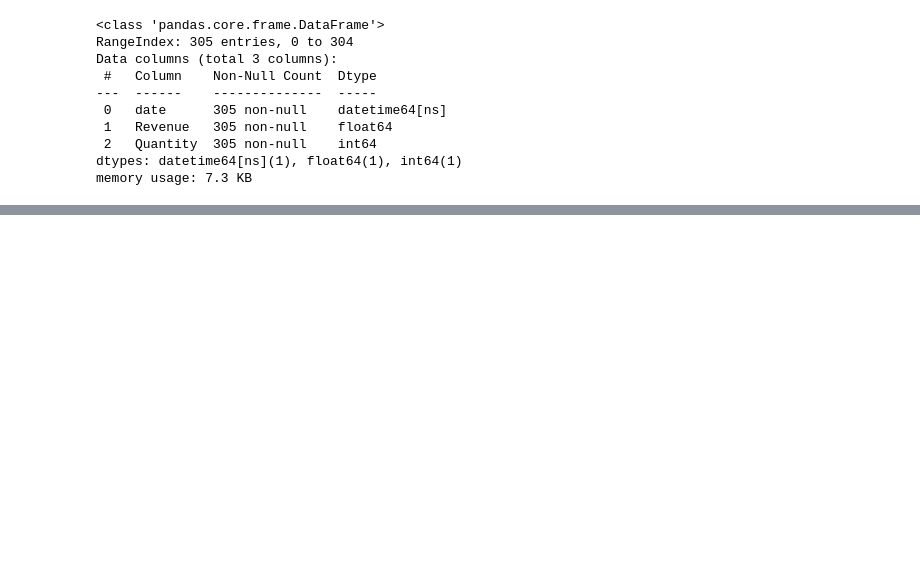
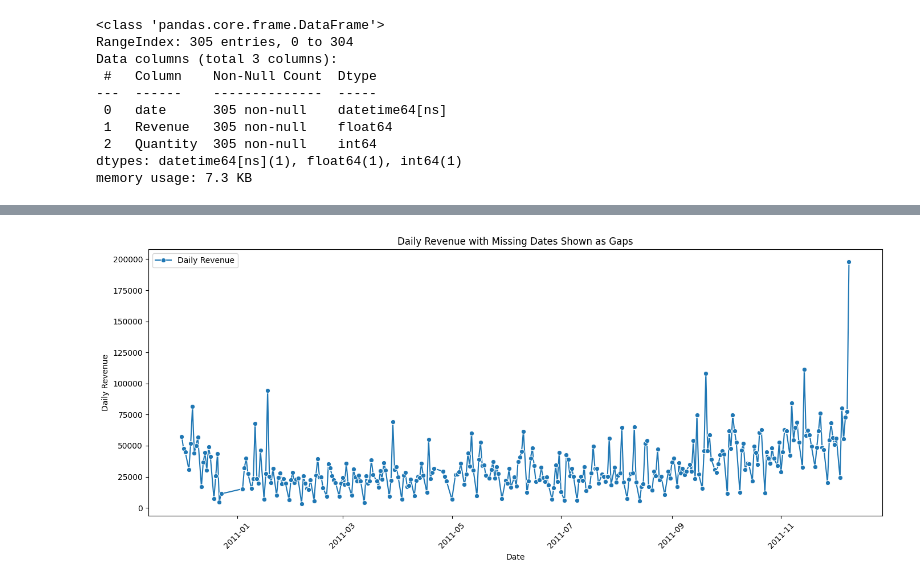
Before and after one commit to mishrasumitranjan/UCI-Online-Retail, a Jupyter notebook: main.ipynb, the cells around one changed output, grey strips where cells are left out. Cells and saved outputs as stored; diff of their text form; code cells hidden in the pictures; blank space fills up the shorter version.

Commit message:
Started EDA
- Started EDA
- Added Visualizations

```diff
--- a/main.ipynb
+++ b/main.ipynb
@@ -1074,3 +1076,6 @@ Data columns (total 3 columns):
  2   Quantity  305 non-null    int64
 dtypes: datetime64[ns](1), float64(1), int64(1)
 memory usage: 7.3 KB
+# %%
+full_range = pd.date_range(start=daywise_revenue['date'].min(), end=daywise_revenue['date'].max())
+full_range
@@ -1076,0 +1091,3 @@ memory usage: 7.3 KB
+# %%
+daywise_revenue_full = daywise_revenue.set_index("date").reindex(full_range).rename_axis('date').reset_index()
+daywise_revenue_full
@@ -1076,0 +1108,6 @@ memory usage: 7.3 KB
+# %%
+daywise_revenue_full["cumulative_avg_revenue"] = daywise_revenue_full["Revenue"].expanding().mean()
+daywise_revenue_full["rolling_7d_avg_revenue"] = daywise_revenue_full["Revenue"].rolling(7, min_periods=1).mean()
+daywise_revenue_full["rolling_30d_avg_revenue"] = daywise_revenue_full["Revenue"].rolling(30, min_periods=1).mean()
+
+daywise_revenue_full.head()
@@ -1076,0 +1137,7 @@ memory usage: 7.3 KB
+# %%
+daywise_revenue_full["weekly_avg_revenue"] = daywise_revenue_full.groupby(pd.Grouper(key='date', freq='W'))['Revenue'].transform('mean')
+daywise_revenue_full["monthly_avg_revenue"] = daywise_revenue_full.groupby(pd.Grouper(key='date', freq='ME'))['Revenue'].transform('mean')
+daywise_revenue_full["qrtrly_avg_revenue"] = daywise_revenue_full.groupby(pd.Grouper(key='date', freq='QE'))['Revenue'].transform('mean')
+daywise_revenue_full["yearly_avg_revenue"] = daywise_revenue_full.groupby(pd.Grouper(key='date', freq='YE'))['Revenue'].transform('mean')
+
+daywise_revenue_full
@@ -1076,0 +1158,11 @@ memory usage: 7.3 KB
+# %%
+plt.figure(figsize=(14, 6))
+sns.lineplot(data=daywise_revenue_full, x='date', y='Revenue', label='Daily Revenue', marker='o')
+plt.title("Daily Revenue with Missing Dates Shown as Gaps")
+plt.ylabel("Daily Revenue")
+plt.xlabel("Date")
+plt.xticks(rotation=45)
+plt.tight_layout()
+plt.show()
+# %% [output]
+[figure, added]
```
Also changed, not shown: parts of 43 cells of this notebook.
